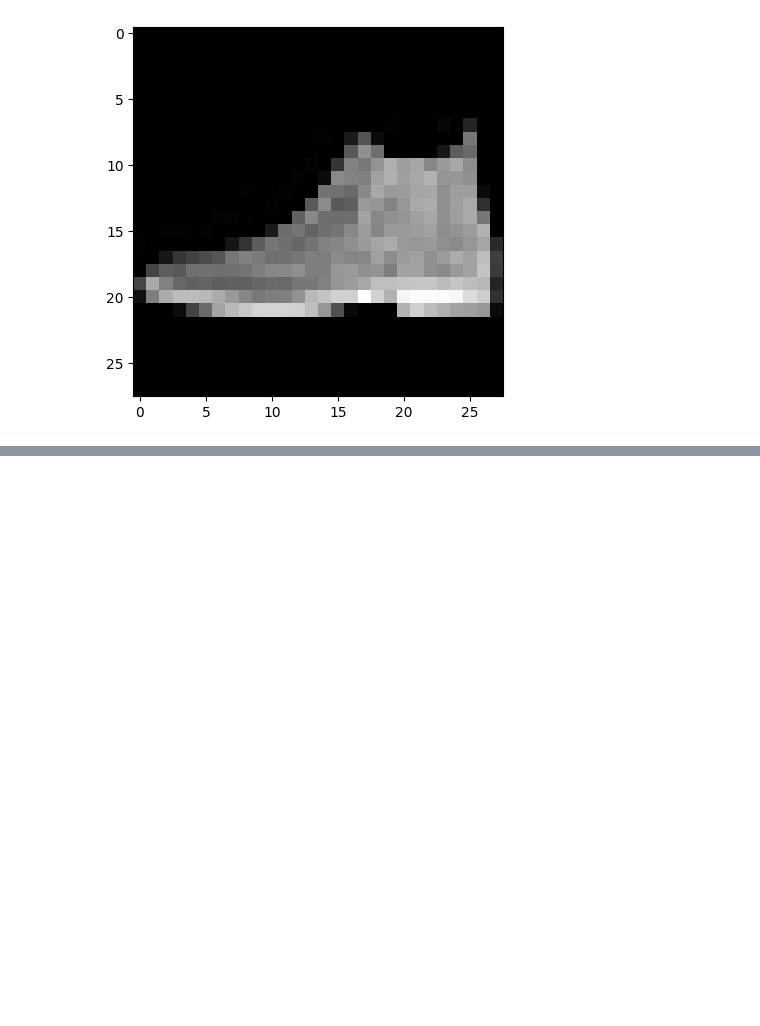
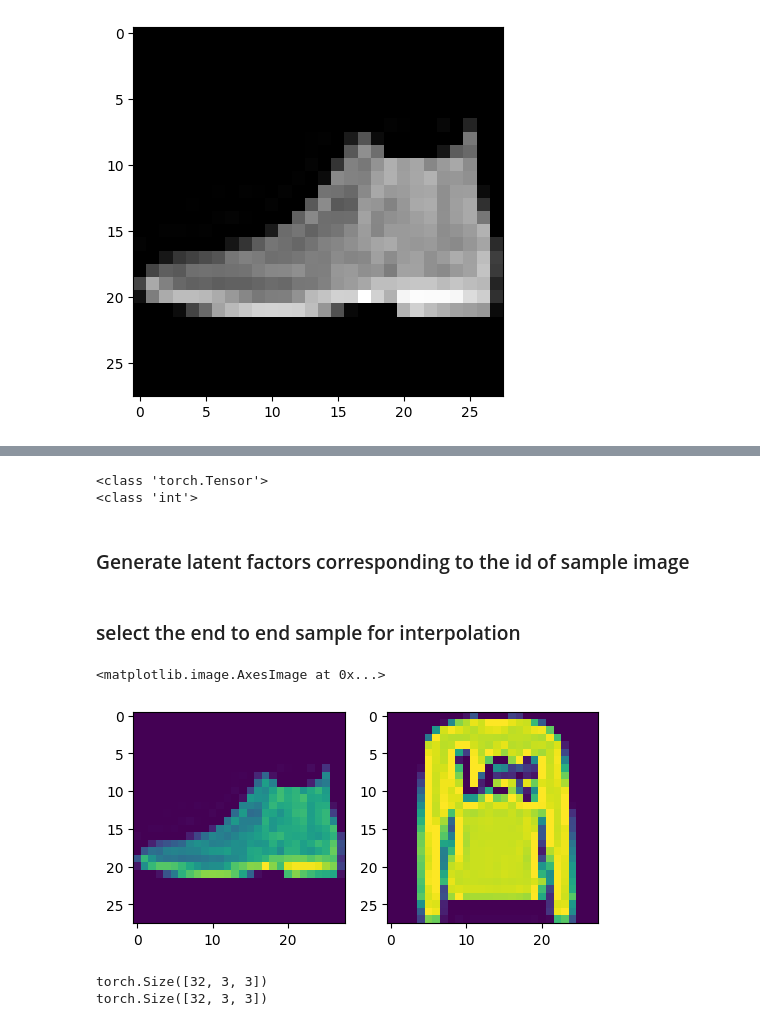
Before and after one commit to Ryoto-Kato/MachineLearning_DeepLearning-fundamentals, a Jupyter notebook: ML-Exercise/Dimensionality_Reduction.ipynb, the cells around one changed output, grey strips where cells are left out. Cells and saved outputs as stored; diff of their text form; code cells hidden in the pictures; blank space fills up the shorter version.

```diff
--- a/ML-Exercise/Dimensionality_Reduction.ipynb
+++ b/ML-Exercise/Dimensionality_Reduction.ipynb
@@ -2061,0 +2069,6 @@ latent_space_visualization(indices, coords_tsne, technique='pca')
+# %%
+print(type(test_dataset[0][0]))
+print(type(test_dataset[0][1]))
+# %% [output]
+<class 'torch.Tensor'>
+<class 'int'>
@@ -2061,0 +2090,24 @@ latent_space_visualization(indices, coords_tsne, technique='pca')
+# %% [markdown]
+### Generate latent factors corresponding to the id of sample image
+# %% [markdown]
+### select the end to end sample for interpolation
+# %%
+idx_i = 0
+idx_j = 1
+n = 10 # the number of interpolations
+fig, ax = plt.subplots(1, 2, figsize = [6, 4])
+ax[0].imshow(test_dataset[idx_i][0].squeeze().numpy())
+ax[1].imshow(test_dataset[idx_j][0].squeeze().numpy())
+# %% [output]
+<matplotlib.image.AxesImage at 0x...>
+[figure, added]
+# %%
+# latent factor zi for i
+# latent factor zj for j
+z_i = model.encode(test_dataset[idx_i][0].to(device)[None, ...]).squeeze()
+print(z_i.shape)
+z_j = model.encode(test_dataset[idx_j][0].to(device)[None, ...]).squeeze()
+print(z_j.shape)
+# %% [output]
+torch.Size([32, 3, 3])
+torch.Size([32, 3, 3])
```
Also changed, not shown: parts of 19 cells of this notebook.
